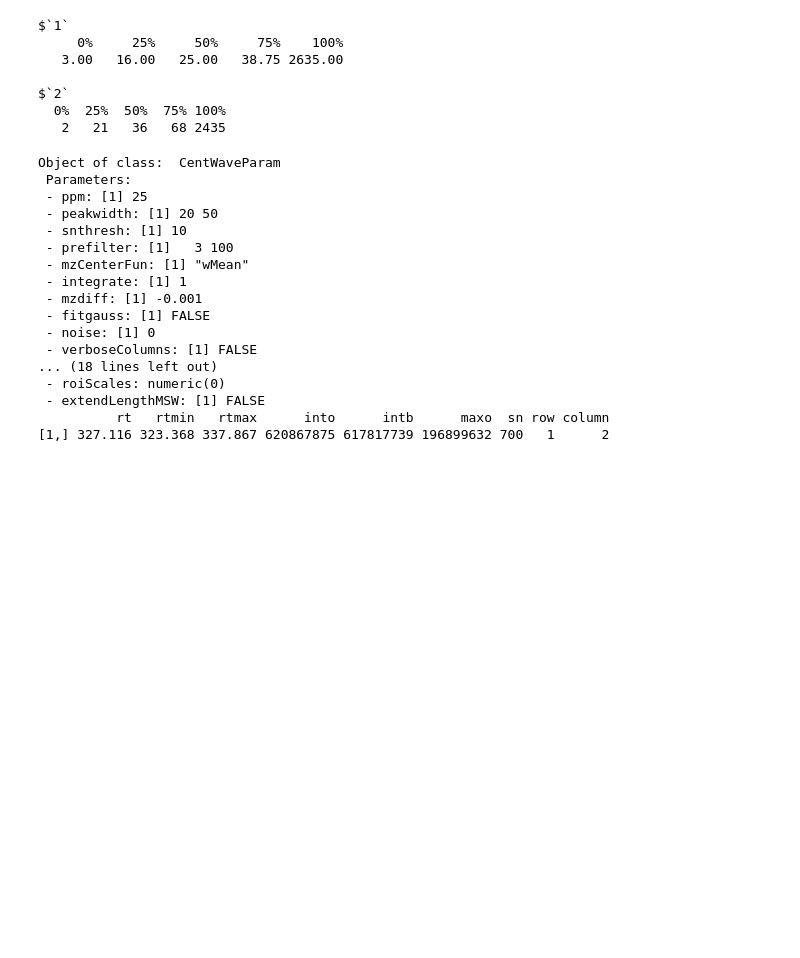
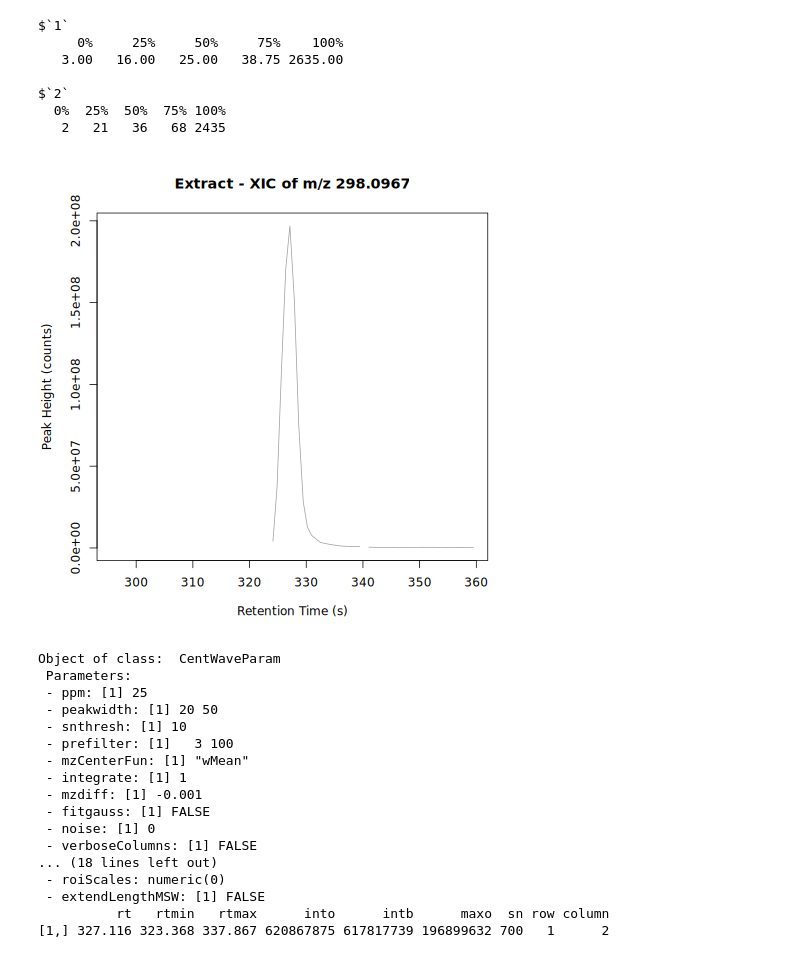
Before and after one commit to jonathan-hunter/Metabolomics-Pipeline, a Jupyter notebook: Docker/sync/metabolomics.ipynb, the cells around one changed output. Cells and saved outputs as stored; diff of their text form; code cells hidden in the pictures; blank space fills up the shorter version.

```diff
--- a/Docker/sync/metabolomics.ipynb
+++ b/Docker/sync/metabolomics.ipynb
@@ -590,6 +485,12 @@ $`1`
 $`2`
   0%  25%  50%  75% 100%
    2   21   36   68 2435
+# %%
+%%R
+target_chr <- chromatogram(sample_data, mz = 298.0967 + c(-0.001, 0.001), aggregationFun = "max", msLevel = 1, rt = c(295, 360))
+plot(target_chr, main="Extract - XIC of m/z 298.0967", xlab="Retention Time (s)", ylab="Peak Height (counts)")
+# %% [output]
+[figure, added]
 # %%
 %%R
 ## XCMS Determine and set centWave peak detection parameters
```
Also changed, not shown: parts of 32 cells of this notebook.
